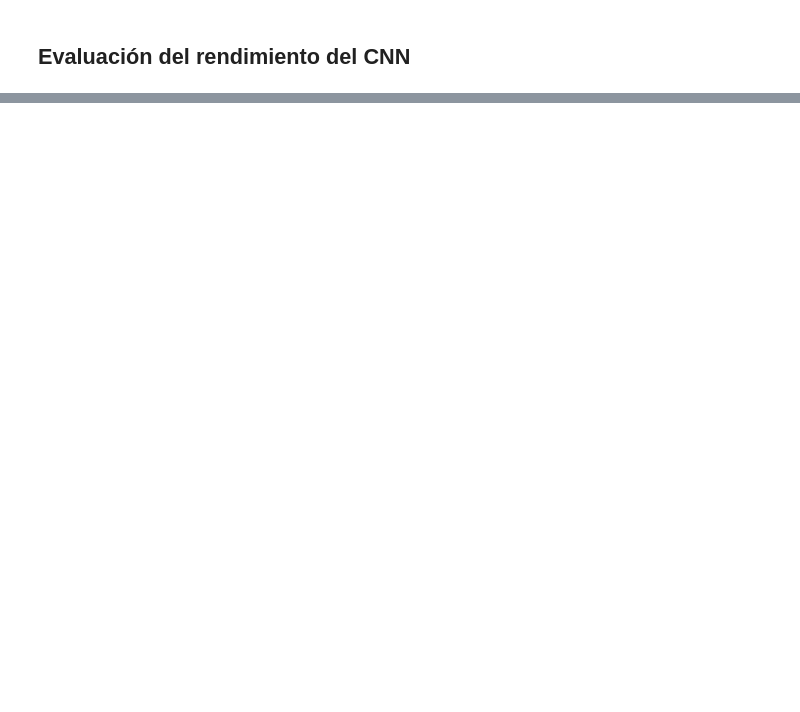
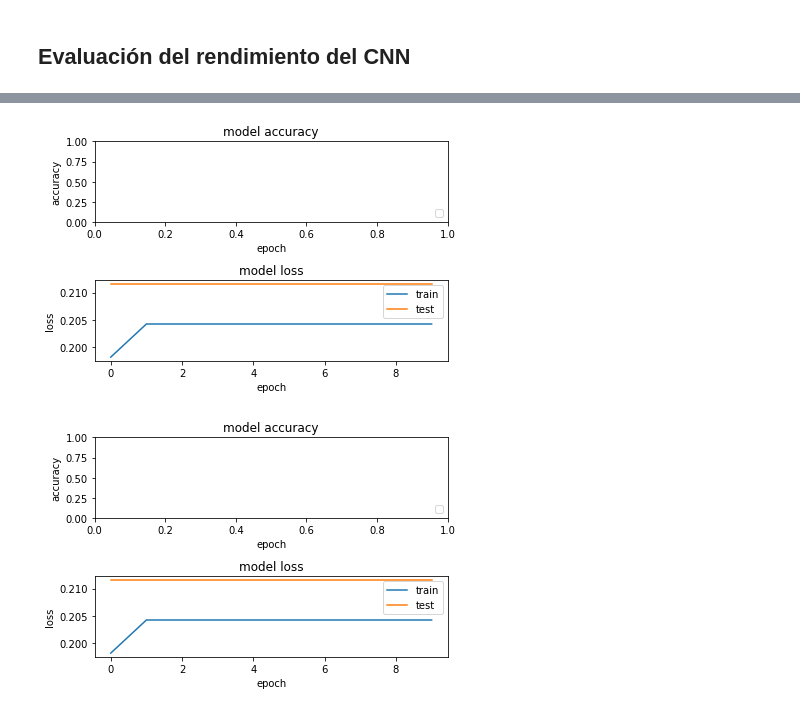
Before and after one commit to MaestriaElectronicaTEC/patterns-recognition, a Jupyter notebook: proyecto_final/ProyectoFinal-parte2.ipynb, the cells around one changed output, grey strips where cells are left out. Saved outputs shown, nothing was run; the diff lists cells and outputs as text; code cells hidden in the pictures; blank space fills up the shorter version.

```diff
--- a/proyecto_final/ProyectoFinal-parte2.ipynb
+++ b/proyecto_final/ProyectoFinal-parte2.ipynb
@@ -104,6 +96,12 @@ print(X_test.shape[0], 'test samples')
 # %% [markdown]
 ## Red neuronal CNN
 # %%
+import tensorflow as tf
+from keras.backend.tensorflow_backend import set_session
+config = tf.ConfigProto()
+config.gpu_options.per_process_gpu_memory_fraction = 0.5
+set_session(tf.Session(config=config))
+
 ##model building
 model = Sequential()
 #convolutional layer with rectified linear unit activation
@@ -133,7 +131,8 @@ def coeff_determination(y_true, y_pred):
 
 #Adaptive learning rate (adaDelta) is a popular form of gradient descent rivaled only by adam and adagrad
 #categorical ce since we have multiple classes (10)
-model.compile(loss='mean_squared_error', optimizer='adam', metrics=[coeff_determination])
+#model.compile(loss='mean_squared_error', optimizer='adam', metrics=[coeff_determination])
+model.compile(loss='mean_squared_error', optimizer='adam')
 
 model.summary()
 # %% [output]
@@ -159,7 +158,7 @@ _________________________________________________________________
 # %%
 import time
 
-batch_size = 128
+batch_size = 50
 num_epoch = 10
 
 #model training
@@ -206,23 +249,26 @@ print(f"Test time: {m} min / {s} sec")
 # %%
 import os
 # plotting the metrics
 fig = plt.figure()
 plt.subplot(2,1,1)
-plt.plot(model_log.history['coeff_determination'])
-plt.plot(model_log.history['val_coeff_determination'])
+#plt.plot(model_log.history['coeff_determination'])
+#plt.plot(model_log.history['val_coeff_determination'])
 plt.title('model accuracy')
 plt.ylabel('accuracy')
 plt.xlabel('epoch')
 plt.legend(['train', 'test'], loc='lower right')
 
 plt.subplot(2,1,2)
 plt.plot(model_log.history['loss'])
 plt.plot(model_log.history['val_loss'])
 plt.title('model loss')
 plt.ylabel('loss')
 plt.xlabel('epoch')
 plt.legend(['train', 'test'], loc='upper right')
 
 plt.tight_layout()
 
 fig
+# %% [output]
+[figure, added]
+[figure, added]
```
Also changed, not shown: parts of 7 cells of this notebook.
